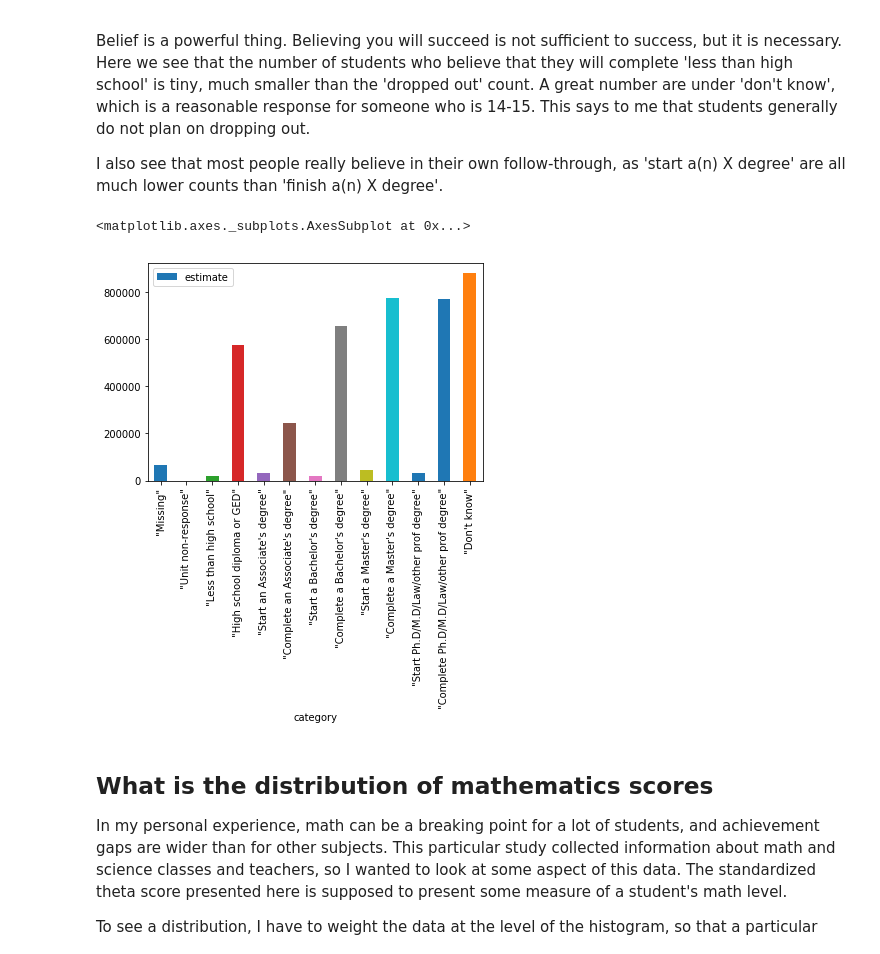
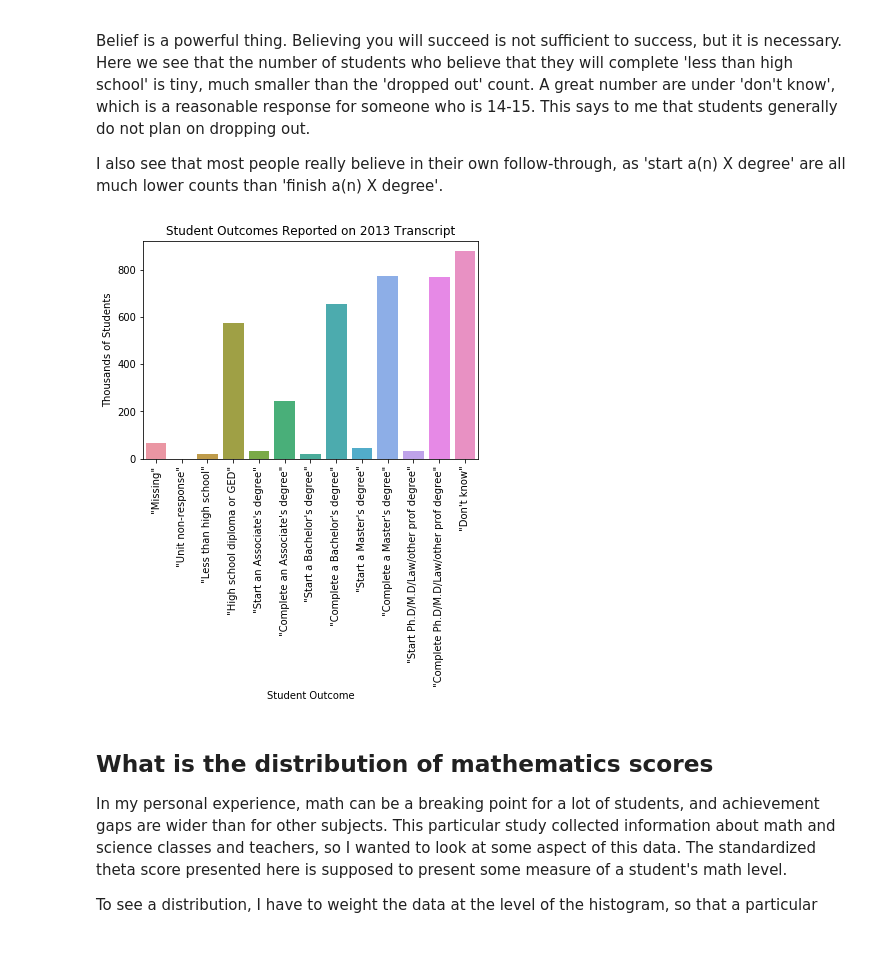
Before and after one commit to cemalec/Data-Science-Porfolio, a Jupyter notebook: Capstone ProjectOne/SO_EDA.ipynb, the cells around one changed output. Drawn from its saved outputs; the diff is of its cells as text; code cells hidden in the pictures.

Commit message:
Improved look of graphs

```diff
--- a/Capstone ProjectOne/SO_EDA.ipynb
+++ b/Capstone ProjectOne/SO_EDA.ipynb
@@ -75,9 +77,11 @@ def estimate_count(column,df_data,weight,df_weight,code_dict):
     #For some reason, some numeric variable labels are floats instead of integers, may fix this is cleaning stage.
     for i, row in df_agg.iterrows():
         #double check std estimation here
+        estimate = df_agg.loc[i,weight]
+        variance = ((df_agg.loc[i,replicate_weight_list] - estimate)**2).sum()/(len(replicate_weight_list)-1)
         df_estimate_variance.loc[i] = [code_dict[str(round(i))],
-                                       df_agg.loc[i,weight],
-                                       df_agg.loc[i,replicate_weight_list].std()]
+                                       estimate,
+                                       np.sqrt(variance)]
 
     return df_estimate_variance
 # %% [markdown]
@@ -96,0 +91,23 @@ df_temp.iloc[keep_cats,:].plot.bar(x='category',y='estimate')
+# %%
+#What are the proportions of real student outcomes?
+df_temp = estimate_count('X3TOUTCOME',df_F2,'W3STUDENTTR',df_weights,number_labels['X3TOUTCOME'])
+df_temp['estimate'] = df_temp['estimate']/1000
+fig = plt.figure(figsize = [12,6])
+fig.subplots_adjust(wspace=0.9)
+
+ax1 = fig.add_subplot(1,2,1)
+ax1 = sns.barplot(x = 'category',y='estimate',data = df_temp)
+for item in ax1.get_xticklabels():
+    item.set_rotation(90)
+ax1 = ax1.set(title='Student Outcomes Reported on 2013 Transcript',
+       xlabel='Student Outcome',
+       ylabel='Thousands of Students')
+
+keep_cats = [2,3,4,5,6,7,8,9]
+ax2 = fig.add_subplot(1,2,2)
+ax2 = sns.barplot(x='category',y='estimate',data = df_temp.iloc[keep_cats,:])
+for item in ax2.get_xticklabels():
+    item.set_rotation(90)
+ax2 = ax2.set(title='Student Outcomes Reported on 2013 Transcript',
+       xlabel='Student Outcome',
+       ylabel='Thousands of Students')
@@ -103,10 +122,15 @@ I also see that most people really believe in their own follow-through, as 'star
 # %%
 #What are student's beliefs in their educational attainment?
 df_temp = estimate_count('S1EDUEXPECT',df_BY,'W1STUDENT',df_weights,number_labels['S1EDUEXPECT'])
-df_temp.plot.bar(x='category',y='estimate')
+df_temp['estimate'] = df_temp['estimate']/1000
+ax1 = sns.barplot(x = 'category',y='estimate',data = df_temp)
+for item in ax1.get_xticklabels():
+    item.set_rotation(90)
+ax1 = ax1.set(title='Student Outcomes Reported on 2013 Transcript',
+       xlabel='Student Outcome',
+       ylabel='Thousands of Students')
 # %% [output]
-<matplotlib.axes._subplots.AxesSubplot at 0x...>
-[figure, old version]
+[figure, new version]
 # %% [markdown]
 ## What is the distribution of mathematics scores
 
```
Also changed, not shown: parts of 8 cells of this notebook.
